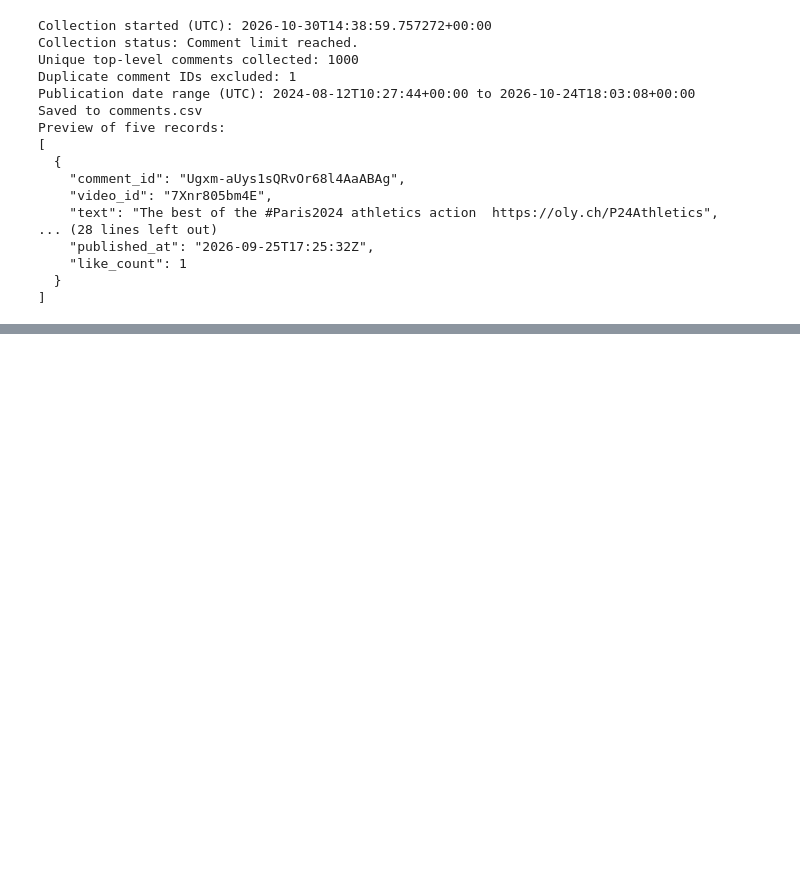
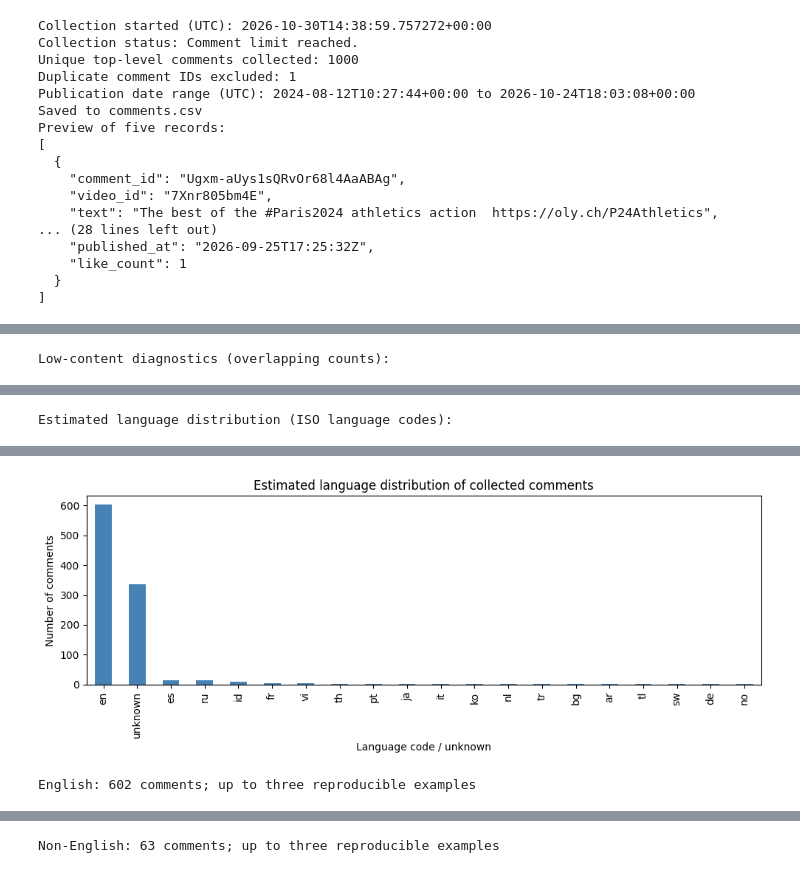
Before and after one commit to nandapieri/olympics-100-meters-final-analysis, a Jupyter notebook: olympics_100m_nlp.ipynb, the cells around one changed output, grey strips where cells are left out. Saved outputs shown, nothing was run; the diff lists cells and outputs as text; code cells hidden in the pictures; blank space fills up the shorter version.

Commit message:
feat: assess dataset quality and preserve executed notebook

```diff
--- a/olympics_100m_nlp.ipynb
+++ b/olympics_100m_nlp.ipynb
@@ -245,0 +254,75 @@ Preview of five records:
+# %%
+import re
+import pandas as pd
+import matplotlib.pyplot as plt
+from IPython.display import display
+from langdetect import DetectorFactory, detect_langs, LangDetectException
+
+DetectorFactory.seed = 0
+comments_df = pd.read_csv("comments.csv", dtype={"comment_id": "string", "video_id": "string", "text": "string"})
+quality_text = comments_df["text"].fillna("")
+print("Dataset shape (rows, columns):", comments_df.shape)
+print("Missing values by column:")
+display(comments_df.isna().sum().rename("missing_values").to_frame())
+print("Duplicate comment IDs (beyond first occurrence):", int(comments_df["comment_id"].dropna().duplicated().sum()))
+
+lengths = pd.DataFrame({
+    "characters": quality_text.str.len(),
+    "whitespace_words": quality_text.str.split().str.len(),
+})
+print("Comment length distribution (non-missing text only):")
+display(lengths.loc[comments_df["text"].notna()].astype(float).describe(percentiles=[0.25, 0.5, 0.75, 0.90, 0.95]).round(2))
+
+link_pattern = r"(?:https?://|www\.)\S+"
+time_pattern = r"(?:\d+:)?\d{1,3}:[0-5]\d"
+timestamp_only = quality_text.str.fullmatch(rf"\s*{time_pattern}(?:\s+{time_pattern})*\s*")
+link_only = quality_text.str.fullmatch(rf"\s*{link_pattern}(?:\s+{link_pattern})*\s*", flags=re.IGNORECASE)
+very_little_text = quality_text.map(lambda text: sum(c.isalpha() for c in re.sub(link_pattern, "", text, flags=re.IGNORECASE)) < 10)
+print("Low-content diagnostics (overlapping counts):")
+display(pd.Series({
+    "timestamp_only": int(timestamp_only.sum()),
+    "link_only": int(link_only.sum()),
+    "fewer_than_10_letters_excluding_links": int(very_little_text.sum()),
+    "any_of_these_flags": int((timestamp_only | link_only | very_little_text).sum()),
+}).rename("comments").to_frame())
+
+
+def estimate_language(text):
+    if sum(c.isalpha() for c in text) < 20:
+        return "unknown"
+    try:
+        predictions = detect_langs(text)
+        if predictions and predictions[0].prob >= 0.90:
+            return predictions[0].lang
+    except LangDetectException:
+        pass
+    return "unknown"
+
+
+language_labels = quality_text.map(estimate_language)
+language_distribution = language_labels.value_counts().rename_axis("language").to_frame("count")
+language_distribution["percentage"] = (100 * language_distribution["count"] / len(comments_df)).round(1)
+print("Estimated language distribution (ISO language codes):")
+display(language_distribution)
+
+fig, ax = plt.subplots(figsize=(10, 4))
+language_distribution["count"].plot.bar(ax=ax, color="steelblue")
+ax.set(title="Estimated language distribution of collected comments", xlabel="Language code / unknown", ylabel="Number of comments")
+fig.tight_layout()
+plt.show()
+
+sample_groups = {
+    "English": language_labels.eq("en"),
+    "Non-English": ~language_labels.isin(["en", "unknown"]),
+    "Unknown": language_labels.eq("unknown"),
+}
+for group, mask in sample_groups.items():
+    print(f"{group}: {int(mask.sum())} comments; up to three reproducible examples")
+    sample = comments_df.loc[mask, ["comment_id", "text"]].copy()
+    sample["estimated_language"] = language_labels.loc[mask]
+    if sample.empty:
+        print("No comments in this category.")
+    else:
+        with pd.option_context("display.max_colwidth", None):
+            display(sample.sample(n=min(3, len(sample)), random_state=0))
+# %% [output]
@@ -245,0 +350 @@ Preview of five records:
+Low-content diagnostics (overlapping counts):
@@ -245,0 +356 @@ Preview of five records:
+Estimated language distribution (ISO language codes):
@@ -245,0 +375,2 @@ Preview of five records:
+[figure, added]
+English: 602 comments; up to three reproducible examples
@@ -245,0 +381 @@ Preview of five records:
+Non-English: 63 comments; up to three reproducible examples
```
Also changed, not shown: parts of 2 cells of this notebook, 1 other file.
